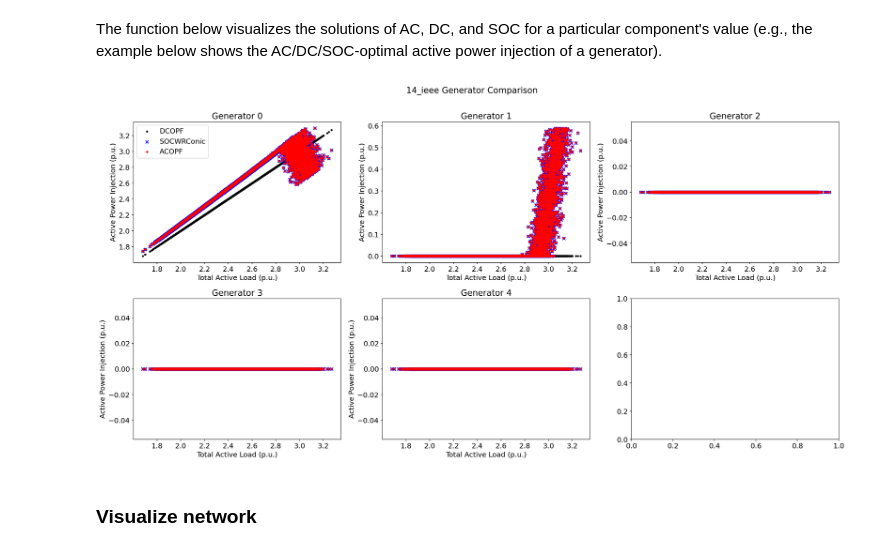
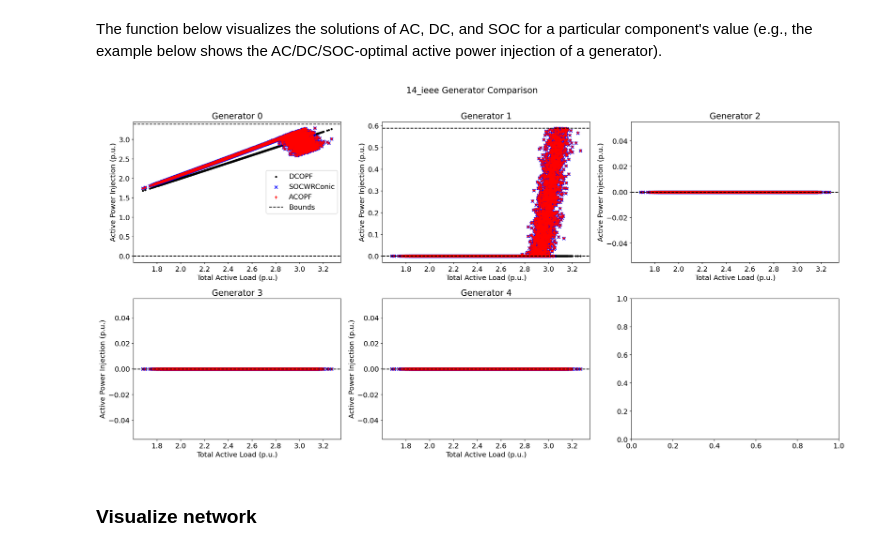
Before and after one commit to AI4OPT/OPFData, a Jupyter notebook: read_data.ipynb, the cells around one changed output. Drawn from its saved outputs; the diff is of its cells as text; code cells hidden in the pictures.

Commit message:
add generator bounds

```diff
--- a/read_data.ipynb
+++ b/read_data.ipynb
@@ -329,17 +329,17 @@ def acp_dcp_soc_fig(total_load, ac_true, dc_true, soc_true, value_name, componen
 # %%
 acp_dcp_soc_fig(
     total_load=D_input["data"]["pd"].sum(axis=1),
     ac_true=D_acp["primal"]["pg"],
     dc_true=D_dcp["primal"]["pg"],
     soc_true=D_soc["primal"]["pg"],
     value_name="Active Power Injection (p.u.)",
     component_name="Generator",
-    # lower_bound=-ref["branch"]["rate_a"],
-    # upper_bound=ref["branch"]["rate_a"],
+    lower_bound=ref["gen"]["pmin"],
+    upper_bound=ref["gen"]["pmax"],
     rows=2,
 );
 # %% [output]
-[figure, old version]
+[figure, new version]
 # %% [markdown]
 ### Visualize network
 # %% [markdown]
```
